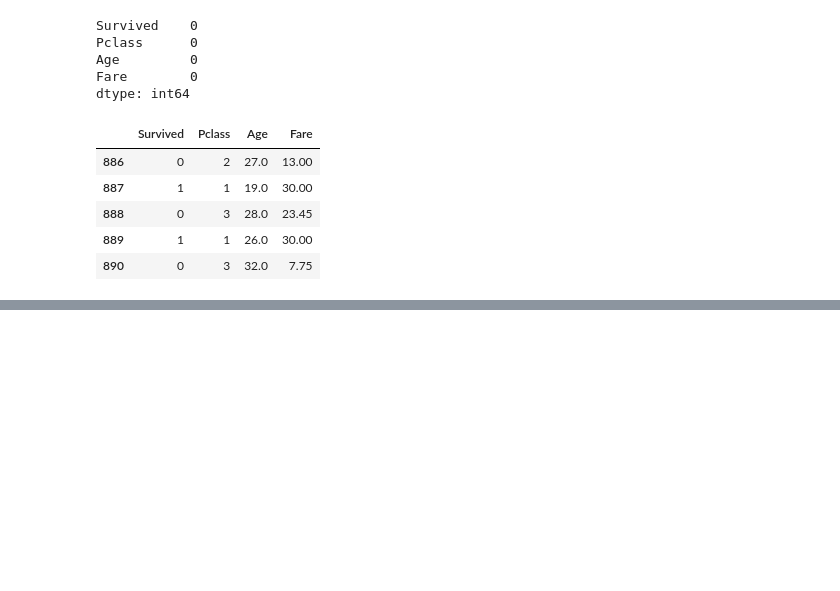
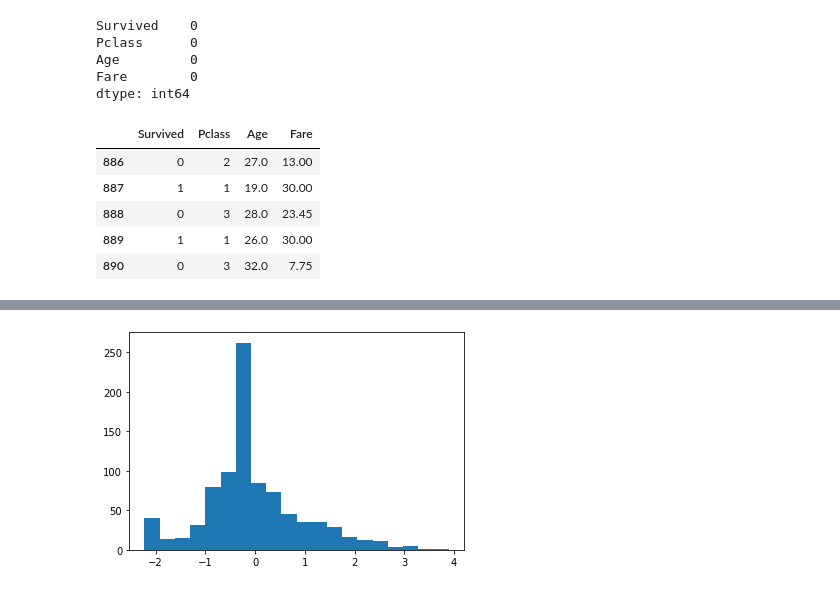
Before and after one commit to behzad89/SQL_GDAL_Commnds, a Jupyter notebook: ML_codes/Transformation&Scaling.ipynb, the cells around one changed output, grey strips where cells are left out. Saved outputs shown, nothing was run; the diff lists cells and outputs as text; code cells hidden in the pictures; blank space fills up the shorter version.

Commit message:
Fininshed scaling&transformation

```diff
--- a/ML_codes/Transformation&Scaling.ipynb
+++ b/ML_codes/Transformation&Scaling.ipynb
@@ -67,3 +78,11 @@ df01.tail()
 | 888 | 0 | 3 | 28.0 | 23.45 |
 | 889 | 1 | 1 | 26.0 | 30.00 |
 | 890 | 0 | 3 | 32.0 | 7.75 |
+# %%
+scaler = StandardScaler()
+
+# Fir vs fit_transform: Apply the algorithm, fit would be used and to appyl algorithm and to apply it to the data, fit_transform is used
+df01_scale = scaler.fit_transform(df01)
+# %%
+df01_scale = pd.DataFrame(df01_scale,columns=df01.columns)
+df01_scale.describe()
@@ -69,0 +99,5 @@ df01.tail()
+# %%
+plt.hist(df01_scale['Age'],bins=20)
+plt.show()
+# %% [output]
+[figure, added]
```
Also changed, not shown: parts of 32 cells of this notebook.
